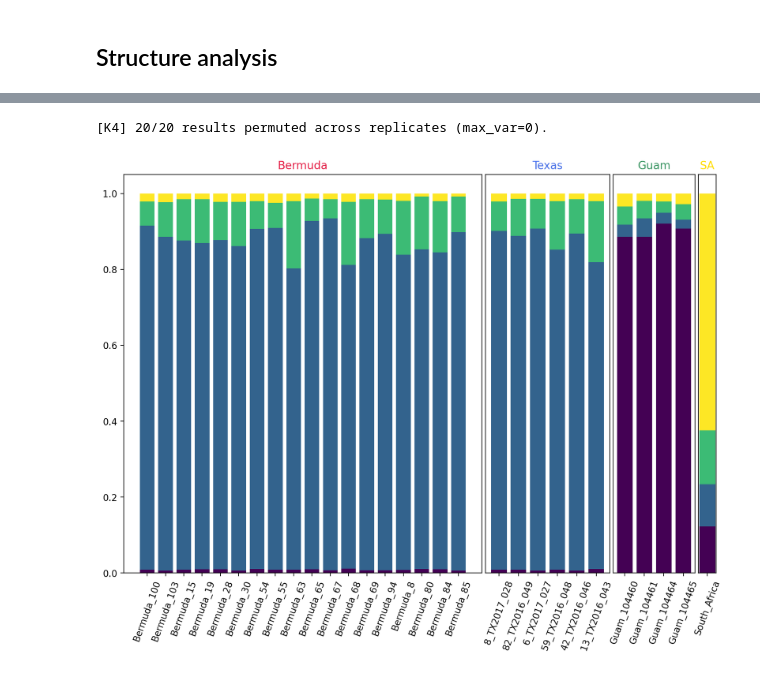
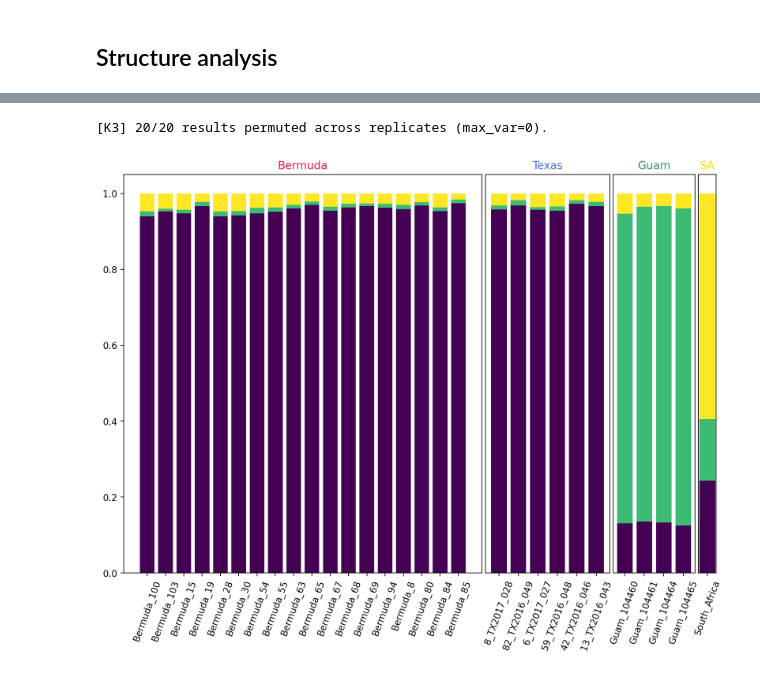
Before and after one commit to RezaBergemann/finalproject, a Jupyter notebook: ipyrad09/analysis.ipynb, the cells around one changed output, grey strips where cells are left out. Saved outputs shown, nothing was run; the diff lists cells and outputs as text; code cells hidden in the pictures.

```diff
--- a/ipyrad09/analysis.ipynb
+++ b/ipyrad09/analysis.ipynb
@@ -313,8 +336,8 @@ fig.tight_layout()
 # %%
-k = 4
+k = 3
 table = unmasked_struct.get_clumpp_table(k)
 # %% [output]
-[K4] 20/20 results permuted across replicates (max_var=0).
+[K3] 20/20 results permuted across replicates (max_var=0).
 # %%
 # sort list by columns
 table.sort_values(by=list(range(k)), inplace=True)
@@ -327,43 +350,42 @@ table = table.loc[onames]
 fig = plt.figure( figsize = (12,8), dpi=200)
 gs = fig.add_gridspec(1, 29)
 
 
 ax1 = fig.add_subplot(gs[0:17])
 plt.xticks(rotation=45)
 ax1.bar(table.index[0:19], table[0].iloc[0:19], color = "#440154FF")
-ax1.bar(table.index[0:19], table[3].iloc[0:19], bottom = table[0].iloc[0:19], color = "#33638DFF")
-ax1.bar(table.index[0:19], table[1].iloc[0:19], bottom = table[3].iloc[0:19]+table[0].iloc[0:19], color = "#3CBB75FF")
-ax1.bar(table.index[0:19], table[2].iloc[0:19], bottom = table[0].iloc[0:19]+table[3].iloc[0:19]+table[1].iloc[0:19], color = "#FDE725FF")
+ax1.bar(table.index[0:19], table[1].iloc[0:19], bottom = +table[0].iloc[0:19], color = "#3CBB75FF")
+ax1.bar(table.index[0:19], table[2].iloc[0:19], bottom = table[0].iloc[0:19]++table[1].iloc[0:19], color = "#FDE725FF")
 ax1.tick_params(axis='x', rotation=70)
 ax1.set_title("Bermuda", c = "crimson")
 
 ax2 = fig.add_subplot(gs[17:23], sharey = ax1 )
 ax2.bar(table.index[24:], table[0].iloc[24:], color = "#440154FF")
-ax2.bar(table.index[24:], table[3].iloc[24:], bottom = table[0].iloc[24:], color = "#33638DFF")
-ax2.bar(table.index[24:], table[1].iloc[24:], bottom = table[3].iloc[24:]+table[0].iloc[24:], color = "#3CBB75FF")
-ax2.bar(table.index[24:], table[2].iloc[24:], bottom = table[0].iloc[24:]+table[3].iloc[24:]+table[1].iloc[24:], color = "#FDE725FF")
+ax2.bar(table.index[24:], table[1].iloc[24:], bottom = table[0].iloc[24:], color = "#3CBB75FF")
+ax2.bar(table.index[24:], table[2].iloc[24:], bottom = table[0].iloc[24:]+table[1].iloc[24:], color = "#FDE725FF")
 ax2.tick_params(axis='x', rotation=70)
 ax2.axes.get_yaxis().set_visible(False)
 ax2.set_title("Texas", c = "royalblue")
 
 ax3 = fig.add_subplot(gs[23:27], sharey = ax1 )
 ax3.bar(table.index[19:23], table[0].iloc[19:23], color = "#440154FF")
-ax3.bar(table.index[19:23], table[3].iloc[19:23], bottom = table[0].iloc[19:23], color = "#33638DFF")
-ax3.bar(table.index[19:23], table[1].iloc[19:23], bottom = table[3].iloc[19:23]+table[0].iloc[19:23], color = "#3CBB75FF")
-ax3.bar(table.index[19:23], table[2].iloc[19:23], bottom = table[0].iloc[19:23]+table[3].iloc[19:23]+table[1].iloc[19:23], color = "#FDE725FF")
+
+ax3.bar(table.index[19:23], table[1].iloc[19:23], bottom = table[0].iloc[19:23], color = "#3CBB75FF")
+ax3.bar(table.index[19:23], table[2].iloc[19:23], bottom = table[0].iloc[19:23]+table[1].iloc[19:23], color = "#FDE725FF")
 ax3.tick_params(axis='x', rotation=70)
 ax3.axes.get_yaxis().set_visible(False)
 ax3.set_title("Guam", c = "seagreen")
 
 ax4 = fig.add_subplot(gs[27], sharey = ax1)
 ax4.bar(table.index[23], table[0].iloc[23], color = "#440154FF")
-ax4.bar(table.index[23], table[3].iloc[23], bottom = table[0].iloc[23], color = "#33638DFF")
-ax4.bar(table.index[23], table[1].iloc[23], bottom = table[3].iloc[23]+table[0].iloc[23], color = "#3CBB75FF")
-ax4.bar(table.index[23], table[2].iloc[23], bottom = table[0].iloc[23]+table[3].iloc[23]+table[1].iloc[23], color = "#FDE725FF")
+
+ax4.bar(table.index[23], table[1].iloc[23], bottom = table[0].iloc[23], color = "#3CBB75FF")
+ax4.bar(table.index[23], table[2].iloc[23], bottom = table[0].iloc[23]+table[1].iloc[23], color = "#FDE725FF")
 ax4.tick_params(axis='x', rotation=70)
 ax4.axes.get_yaxis().set_visible(False)
 ax4.set_title("SA", c = "gold")
 
+
 fig.show()
 # %% [output]
-[figure, old version]
+[figure, new version]
```
Also changed, not shown: parts of 17 cells of this notebook, 11 other files.
